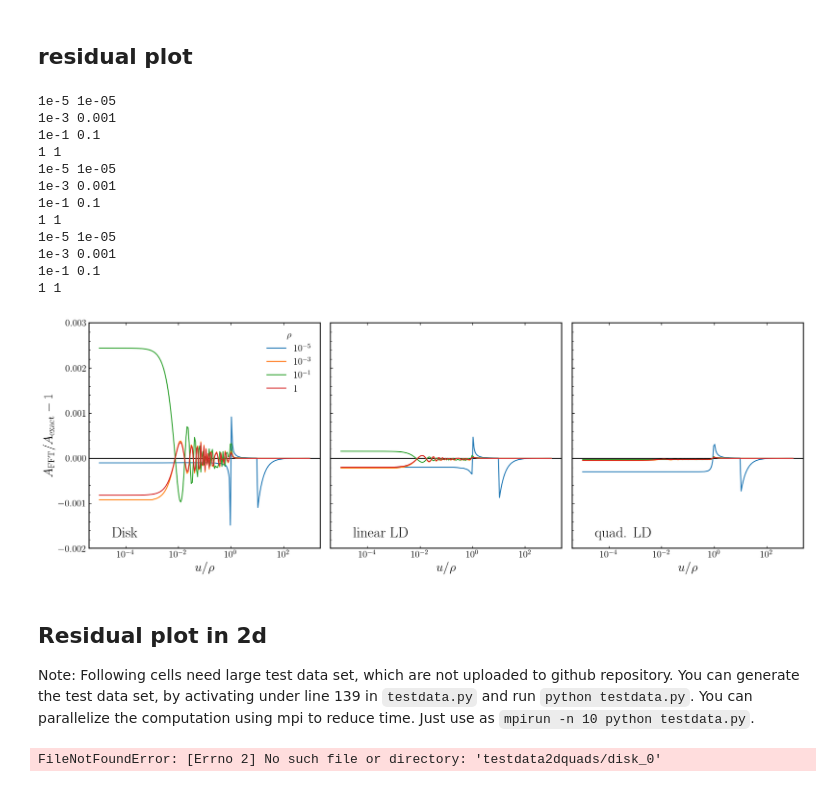
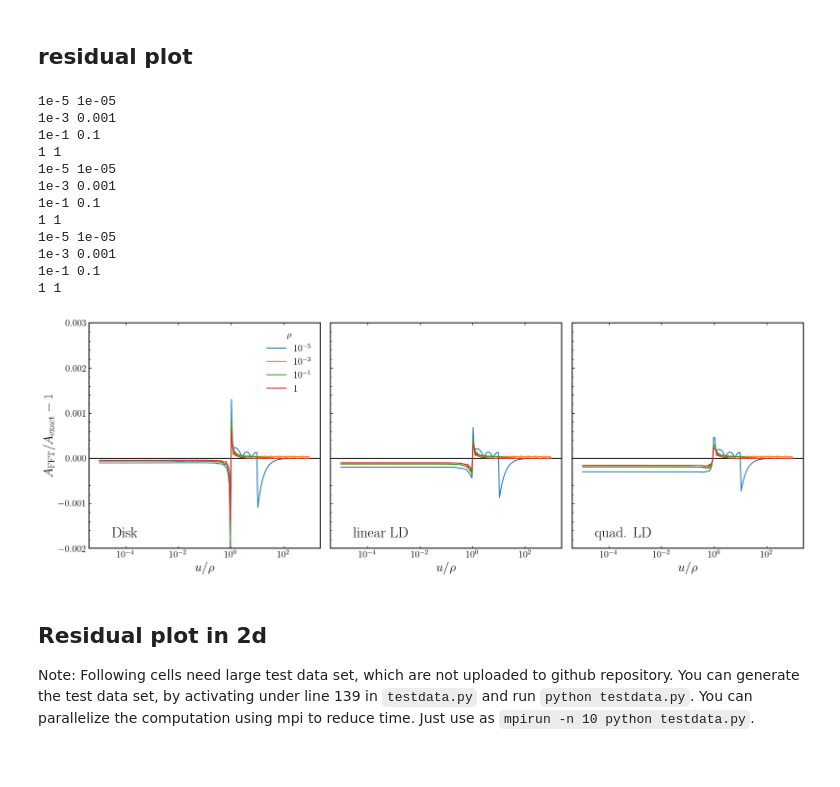
Before and after one commit to git-sunao/fft-extended-source, a Jupyter notebook: ipynb/paperfig.ipynb, the cells around one changed output. Cells and saved outputs as stored; diff of their text form; code cells hidden in the pictures.

```diff
--- a/ipynb/paperfig.ipynb
+++ b/ipynb/paperfig.ipynb
@@ -8,16 +12,3 @@ from mpl_toolkits.axes_grid1 import make_axes_locatable
 from scipy.interpolate import InterpolatedUnivariateSpline as ius
 import mlfast
 import testdata
-# %%
-plt.rcParams['font.family'] = 'serif'# 'sans-serif'
-plt.rcParams['font.serif'] = "STIXGeneral"
-plt.rcParams['font.size'] = 15
-plt.rcParams['axes.linewidth'] = 1.5
-plt.rcParams['xtick.top'] = True
-plt.rcParams['xtick.minor.visible'] = True
-plt.rcParams['ytick.minor.visible'] = True
-plt.rcParams['xtick.direction'] = 'in'
-plt.rcParams['ytick.direction'] = 'in'
-plt.rc("text",usetex=True)
-plt.rc("font",family="serif")
-plt.rc("font",serif="STIXGeneral")
@@ -26,3 +17,7 @@ mag = mlfast.mag_fft.magnification(profile_names=['disk', 'limb1', 'limb2'])
+# %%
+mag_disk = mlfast.mag_fft.magnification_disk()
+mag_limb1= mlfast.mag_fft.magnification_limb(1)
+mag_limb2= mlfast.mag_fft.magnification_limb(2)
 # %%
 u = np.logspace(-2, 2, 10000)
 rho = 1.0
@@ -75,7 +70,7 @@ suffixes = ['1e-5', '1e-3', '1e-1', '1']
 
 fnames = ['disk', 'limb', 'para']
 texts = ['Disk', 'linear LD', 'quad. LD']
-funcs = [mag.A_disk, mag.A_limb1, mag.A_limb2]
+funcs = [mag_disk.A, mag_limb1.A, mag_limb2.A]
 for i, (fname, text, func) in enumerate(zip(fnames, texts, funcs)):
     ax = axes[i]
     ax.axhline(0.0, color='k', linestyle='-')
@@ -84,34 +79,34 @@ for i, (fname, text, func) in enumerate(zip(fnames, texts, funcs)):
     for rho, label, suffix in zip(rhos, labels, suffixes):
         print(suffix, rho)
         u, _, a_true = testdata.get_test_data('testdata/%s_%s.txt'%(fname, suffix))
         #a_true = ius(u, a, ext=3)(x*rho)
         a_fft = func(u, rho)
         x = u/rho
         ax.semilogx(x, a_fft/a_true-1, label=label)
     ax.text(0.1, 0.05, text, fontsize=23, transform=ax.transAxes)
 
     ax.set_ylim(-2e-3, 3e-3)
 
     if i==0:
         ax.legend(title=r'$\rho$', frameon=False)
     else:
         plt.setp(ax.get_yticklabels(), visible=False)
 plt.tight_layout()
 plt.show()
 # %% [output]
 1e-5 1e-05
 1e-3 0.001
 1e-1 0.1
 1 1
 1e-5 1e-05
 1e-3 0.001
 1e-1 0.1
 1 1
 1e-5 1e-05
 1e-3 0.001
 1e-1 0.1
 1 1
-[figure, old version]
+[figure, new version]
 # %% [markdown]
 ## Residual plot in 2d
 Note: Following cells need large test data set, which are not uploaded to github repository.
@@ -119,7 +114,7 @@ You can generate the test data set, by activating under line 139 in `testdata.py
 You can parallelize the computation using mpi to reduce time. Just use as `mpirun -n 10 python testdata.py`.
 # %%
 residuals = {'disk':[], 'limb':[], 'para':[]}
-A  = {'disk':mag.A_disk, 'limb':mag.A_limb1, 'para':mag.A_limb2}
+A  = {'disk':mag_disk.A, 'limb':mag_limb1.A, 'para':mag_limb2.A}
 
 for name in residuals.keys():
     for i in range(100):
@@ -130,8 +125,6 @@ for name in residuals.keys():
     residuals[name] = np.array(residuals[name])
 x = u/rho
 rhos = np.logspace(-5, 2, 100)
-# %% [output]
-FileNotFoundError: [Errno 2] No such file or directory: 'testdata2dquads/disk_0'
 # %%
 fig, axes = plt.subplots(1,3, figsize=(17,5))
 plt.subplots_adjust(wspace=0.05)
```
Also changed, not shown: parts of 5 cells of this notebook, 23 other files.
